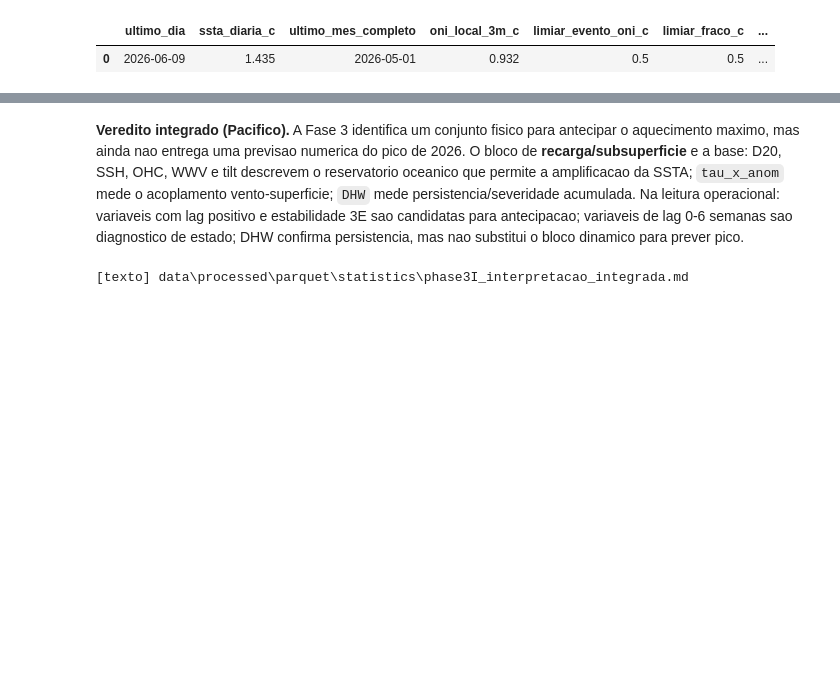
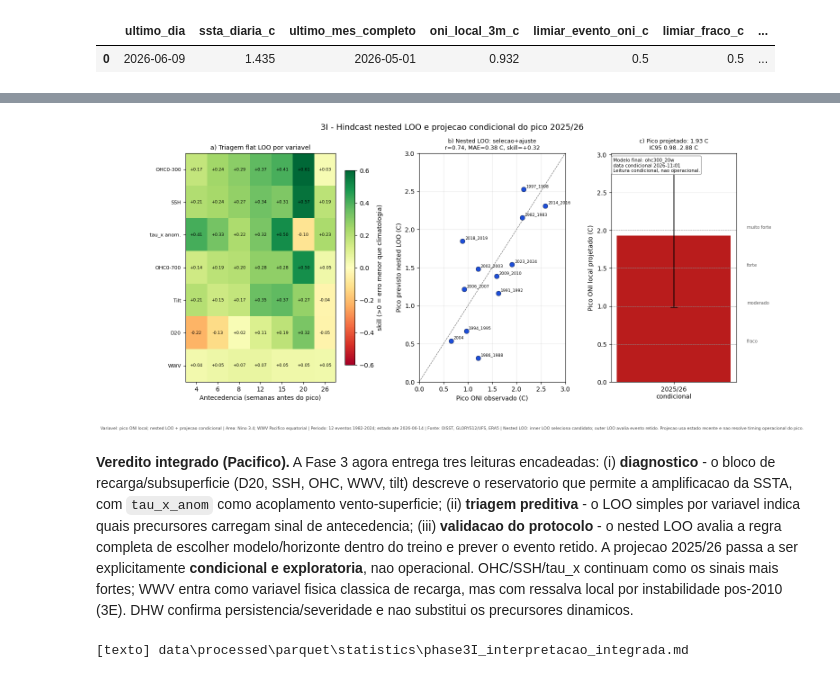
Before and after one commit to thiago-vilar/Nino26, a Jupyter notebook: notebooks/fase3/3I_interpretacao_integrada.ipynb, the cells around one changed output, grey strips where cells are left out. Cells and saved outputs as stored; diff of their text form; code cells hidden in the pictures; blank space fills up the shorter version.

```diff
--- a/notebooks/fase3/3I_interpretacao_integrada.ipynb
+++ b/notebooks/fase3/3I_interpretacao_integrada.ipynb
@@ -225,0 +302,74 @@ plt.show()
+# %%
+# Projecao condicional do pico 2026 + figura do protocolo nested LOO.
+# O modelo final e selecionado por LOO em todos os eventos historicos, mas o desempenho reportado
+# vem do nested LOO acima, que avalia a regra completa de selecao + ajuste.
+H_STAR = int(best_protocol['horizonte_sem'])
+best_vars = str(best_protocol['variaveis']).split('+')
+spec_star = best_protocol['spec']
+res_flat_star, met_flat_star = u.loo_peak_hindcast(w, ev_h, spec_star)
+proj = u.fit_and_project_peak(w, ev_h, spec_star)
+last_w = pd.to_datetime(proj['ultima_semana_dado'])
+proj['antecedencia_min_sem'], proj['antecedencia_max_sem'] = int(min(spec_star.values())), int(max(spec_star.values()))
+proj['janela_pico_projetada_ini'] = str((last_w + pd.Timedelta(weeks=int(min(spec_star.values())))).date())
+proj['janela_pico_projetada_fim'] = str((last_w + pd.Timedelta(weeks=int(max(spec_star.values())))).date())
+if proj['janela_pico_projetada_ini'] == proj['janela_pico_projetada_fim']:
+    proj['janela_pico_projetada_label'] = f"data condicional {proj['janela_pico_projetada_ini']}"
+else:
+    proj['janela_pico_projetada_label'] = f"janela condicional {proj['janela_pico_projetada_ini']} a {proj['janela_pico_projetada_fim']}"
+ic = 1.96 * (nested_met['residuo_std_c'] if np.isfinite(nested_met['residuo_std_c']) else met_flat_star['residuo_std_c'])
+proj_row = {**{k: v for k, v in proj.items() if k != 'valores_atuais'},
+            'modelo': best_protocol['modelo'], 'familia': best_protocol['familia'], 'variaveis': best_protocol['variaveis'],
+            'horizonte_sem': H_STAR,
+            'r_loo': nested_met['r_nested_loo'], 'mae_loo_c': nested_met['mae_nested_loo_c'],
+            'skill_vs_climatologia': nested_met['skill_vs_climatologia'],
+            'r_flat_loo_modelo_final': met_flat_star['r_loo'], 'mae_flat_loo_modelo_final_c': met_flat_star['mae_loo_c'],
+            'ic95_baixo_c': round(proj['pico_projetado_c'] - ic, 3), 'ic95_alto_c': round(proj['pico_projetado_c'] + ic, 3),
+            'validacao': nested_met['protocolo'],
+            'leitura': 'projecao condicional exploratoria: amplitude do pico assumindo que o estado atual e precursor de um pico ~H semanas a frente'}
+u.save_table(pd.DataFrame([proj_row]), 'phase3I_projecao_pico_2026.csv', index=False)
+print(pd.DataFrame([proj_row]).T.to_string())
+
+fig = plt.figure(figsize=(15.8, 6.6))
+gs = fig.add_gridspec(1, 3, width_ratios=[1.35, 1.05, 0.9], wspace=0.3)
+# (a) skill flat LOO por variavel x antecedencia: triagem de preditores.
+axa = fig.add_subplot(gs[0])
+piv = skill_var.pivot(index='rotulo', columns='lead_semanas', values='skill_vs_climatologia')
+piv = piv.reindex(list(melhor['rotulo']))
+im = axa.imshow(piv.values, cmap='RdYlGn', vmin=-0.6, vmax=0.6, aspect='auto')
+axa.set_xticks(range(len(piv.columns))); axa.set_xticklabels(piv.columns)
+axa.set_yticks(range(len(piv.index))); axa.set_yticklabels(piv.index, fontsize=8)
+for ii in range(piv.shape[0]):
+    for jj in range(piv.shape[1]):
+        axa.text(jj, ii, f'{piv.values[ii, jj]:+.2f}', ha='center', va='center', fontsize=6.7, color='k')
+axa.set_xlabel('Antecedencia (semanas antes do pico)')
+axa.set_title('a) Triagem flat LOO por variavel', fontsize=10)
+fig.colorbar(im, ax=axa, shrink=0.85, label='skill (>0 = erro menor que climatologia)')
+# (b) observado vs previsto nested LOO: avalia selecao + ajuste.
+axb = fig.add_subplot(gs[1])
+col_pred = 'oni_pico_prev_nested_loo_c'
+axb.scatter(nested_res['oni_pico_obs_c'], nested_res[col_pred], s=60, color='#1d4ed8', edgecolor='k', lw=.4, zorder=3)
+for _, rr in nested_res.iterrows():
+    axb.annotate(str(rr['event_id']).replace('el_nino_oisst_',''), (rr['oni_pico_obs_c'], rr[col_pred]), xytext=(4,3), textcoords='offset points', fontsize=6.5)
+lims = [0, max(3.0, float(nested_res[['oni_pico_obs_c', col_pred]].max().max())+0.3)]
+axb.plot(lims, lims, color='0.4', lw=.8, ls='--')
+axb.set_xlim(lims); axb.set_ylim(lims)
+axb.set_xlabel('Pico ONI observado (C)'); axb.set_ylabel('Pico previsto nested LOO (C)')
+axb.set_title(f"b) Nested LOO: selecao+ajuste\nr={nested_met['r_nested_loo']:.2f}, MAE={nested_met['mae_nested_loo_c']:.2f} C, skill={nested_met['skill_vs_climatologia']:+.2f}", fontsize=9)
+axb.grid(alpha=.25)
+# (c) projecao condicional 2026.
+axc = fig.add_subplot(gs[2])
+axc.bar([0], [proj['pico_projetado_c']], color='#b91c1c', width=.5)
+axc.errorbar([0], [proj['pico_projetado_c']], yerr=[[ic],[ic]], color='k', capsize=6, lw=1.4)
+for lim, nome in [(0.5,'fraco'),(1.0,'moderado'),(1.5,'forte'),(2.0,'muito forte')]:
+    axc.axhline(lim, color='0.55', lw=.7, ls='--')
+    axc.text(0.32, lim+0.02, nome, fontsize=7, color='0.35')
+axc.set_xticks([0]); axc.set_xticklabels(['2025/26\ncondicional'])
+axc.set_ylabel('Pico ONI local projetado (C)')
+axc.set_title(f"c) Pico projetado: {proj['pico_projetado_c']:.2f} C\nIC95 {proj_row['ic95_baixo_c']:.2f}..{proj_row['ic95_alto_c']:.2f} C", fontsize=9)
+axc.grid(axis='y', alpha=.25)
+u.add_note(axc, f"Modelo final: {best_protocol['modelo']}\n{proj_row['janela_pico_projetada_label']}\nLeitura condicional, nao operacional.", loc='upper left')
+fig.suptitle('3I - Hindcast nested LOO e projecao condicional do pico 2025/26', fontsize=13)
+u.stamp_caption(fig, variavel='pico ONI local; nested LOO + projecao condicional', area='Nino 3.4; WWV Pacifico equatorial', periodo=f"12 eventos 1982-2024; estado ate {proj['ultima_semana_dado']}", fonte='OISST, GLORYS12/UFS, ERA5', extra='Nested LOO: inner LOO seleciona candidato; outer LOO avalia evento retido. Projecao usa estado recente e nao resolve timing operacional do pico.')
+u.save_fig(fig, '3I3_previsao_condicional_nested.png')
+plt.show()
+# %% [output]
@@ -226,5 +393,6 @@ plt.show()
+[figure, added]
 # %% [markdown]
-**Veredito integrado (Pacifico).** A Fase 3 identifica um conjunto fisico para antecipar o aquecimento maximo, mas ainda nao entrega uma previsao numerica do pico de 2026. O bloco de **recarga/subsuperficie** e a base: D20, SSH, OHC, WWV e tilt descrevem o reservatorio oceanico que permite a amplificacao da SSTA; `tau_x_anom` mede o acoplamento vento-superficie; `DHW` mede persistencia/severidade acumulada. Na leitura operacional: variaveis com lag positivo e estabilidade 3E sao candidatas para antecipacao; variaveis de lag 0-6 semanas sao diagnostico de estado; DHW confirma persistencia, mas nao substitui o bloco dinamico para prever pico.
+**Veredito integrado (Pacifico).** A Fase 3 agora entrega tres leituras encadeadas: (i) **diagnostico** - o bloco de recarga/subsuperficie (D20, SSH, OHC, WWV, tilt) descreve o reservatorio que permite a amplificacao da SSTA, com `tau_x_anom` como acoplamento vento-superficie; (ii) **triagem preditiva** - o LOO simples por variavel indica quais precursores carregam sinal de antecedencia; (iii) **validacao do protocolo** - o nested LOO avalia a regra completa de escolher modelo/horizonte dentro do treino e prever o evento retido. A projecao 2025/26 passa a ser explicitamente **condicional e exploratoria**, nao operacional. OHC/SSH/tau_x continuam como os sinais mais fortes; WWV entra como variavel fisica classica de recarga, mas com ressalva local por instabilidade pos-2010 (3E). DHW confirma persistencia/severidade e nao substitui os precursores dinamicos.
 # %%
 # exporta texto integrado atualizado para o parecer
 entra = ', '.join(conc[~conc['uso_parecer'].str.contains('ressalva', regex=False)]['variavel'].tolist())
```
Also changed, not shown: parts of 5 cells of this notebook, 17 other files.
